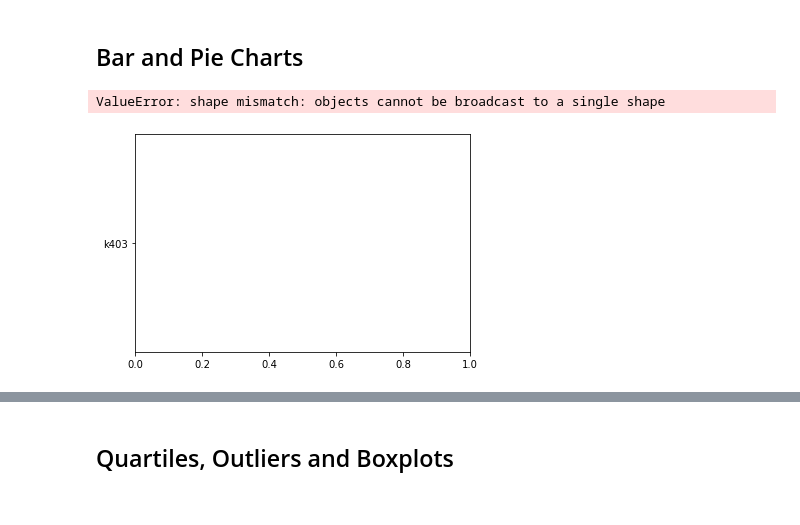
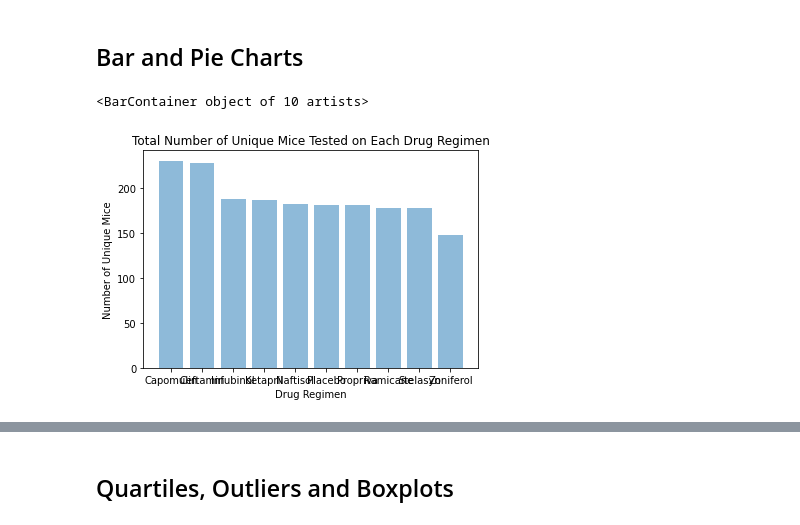
Before and after one commit to WACunninghamIV/Matplotlib_SCCDrugRegimens, a Jupyter notebook: Pymaceuticals/pymaceuticals_starter.ipynb, the cells around one changed output, grey strips where cells are left out. Cells and saved outputs as stored; diff of their text form; code cells hidden in the pictures.

```diff
--- a/Pymaceuticals/pymaceuticals_starter.ipynb
+++ b/Pymaceuticals/pymaceuticals_starter.ipynb
@@ -187,13 +187,24 @@ summary_table
 ## Bar and Pie Charts
 # %%
 # Generate a bar plot showing the total number of unique mice tested on each drug regimen using pandas.
-drug_regimens = ['Capomulin', 'Ceftamin', 'Infubinol', 'Ketapril', 'Naftisol', 'Placebo', 'Propriva', 'Ramicane', 'Stelasyn', 'Zoniferol']
-unique_mice = clean_study_data_complete["Mouse ID"].unique()
+drug_regimens = ["Capomulin", "Ceftamin", "Infubinol", "Ketapril", "Naftisol", "Placebo", "Propriva", "Ramicane", "Stelasyn", "Zoniferol"]
 x_axis = np.arange(len(drug_regimens))
+dr_counts = clean_study_data_complete['Drug Regimen'].value_counts()
+DR_countlist = [230, 228, 188, 186, 182, 181, 181, 178, 178, 148]
+tick_locations = [value for value in x_axis]
+plt.xticks(tick_locations, ["Capomulin", "Ceftamin", "Infubinol", "Ketapril", "Naftisol", "Placebo", "Propriva", "Ramicane", "Stelasyn", "Zoniferol"])
+plt.title("Total Number of Unique Mice Tested on Each Drug Regimen")
+plt.xlabel("Drug Regimen")
+plt.ylabel("Number of Unique Mice")
+#unique_mice = clean_study_data_complete["Mouse ID"].unique()
+#x_axis = np.arange(len(drug_regimens))
 
-plt.bar(x_axis, unique_mice, color='r', alpha=0.5, align="center")
+#my_counts.plot(kind="bar")
+
+
+plt.bar(x_axis, DR_countlist,alpha=0.5, align="center")
 # %% [output]
-ValueError: shape mismatch: objects cannot be broadcast to a single shape
+<BarContainer object of 10 artists>
-[figure, old version]
+[figure, new version]
 # %%
 # Generate a bar plot showing the total number of unique mice tested on each drug regimen using pyplot.
```
Also changed, not shown: parts of 4 cells of this notebook.
